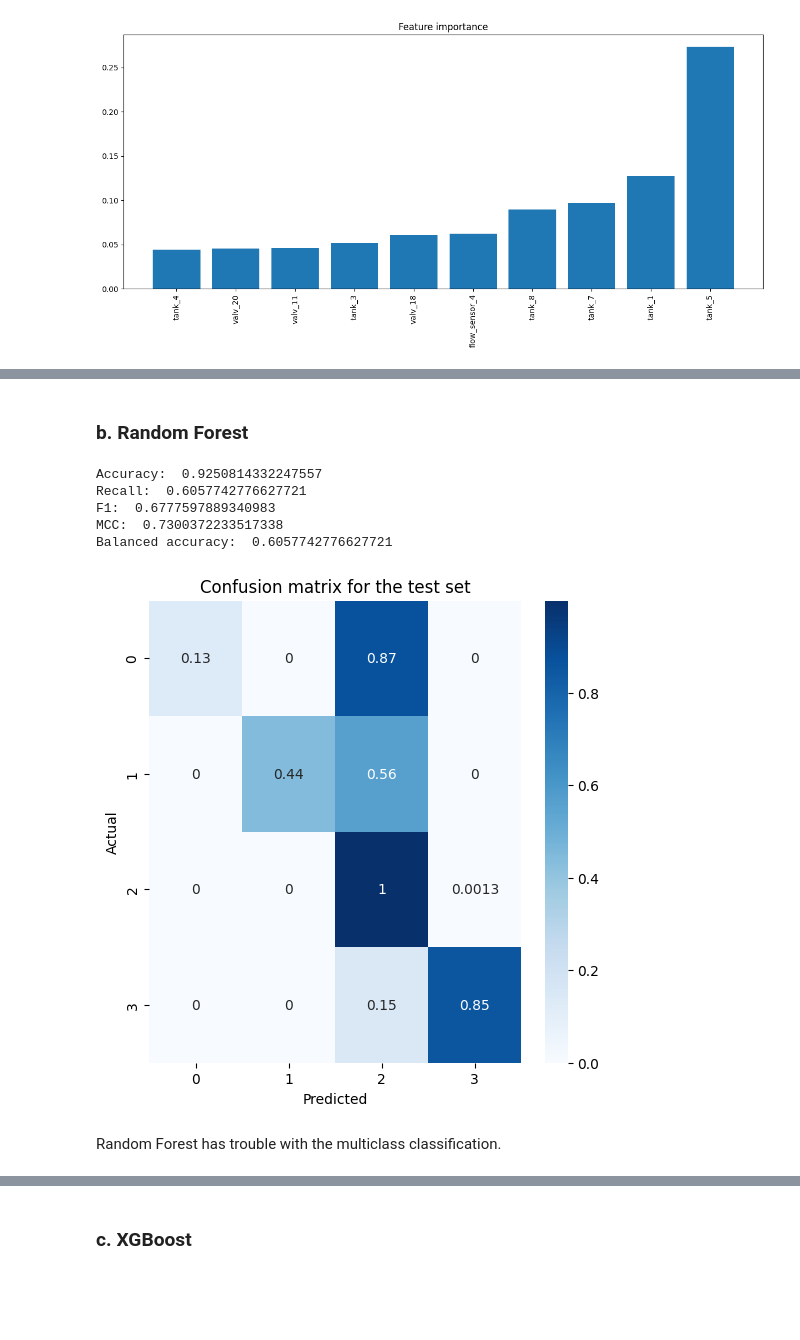
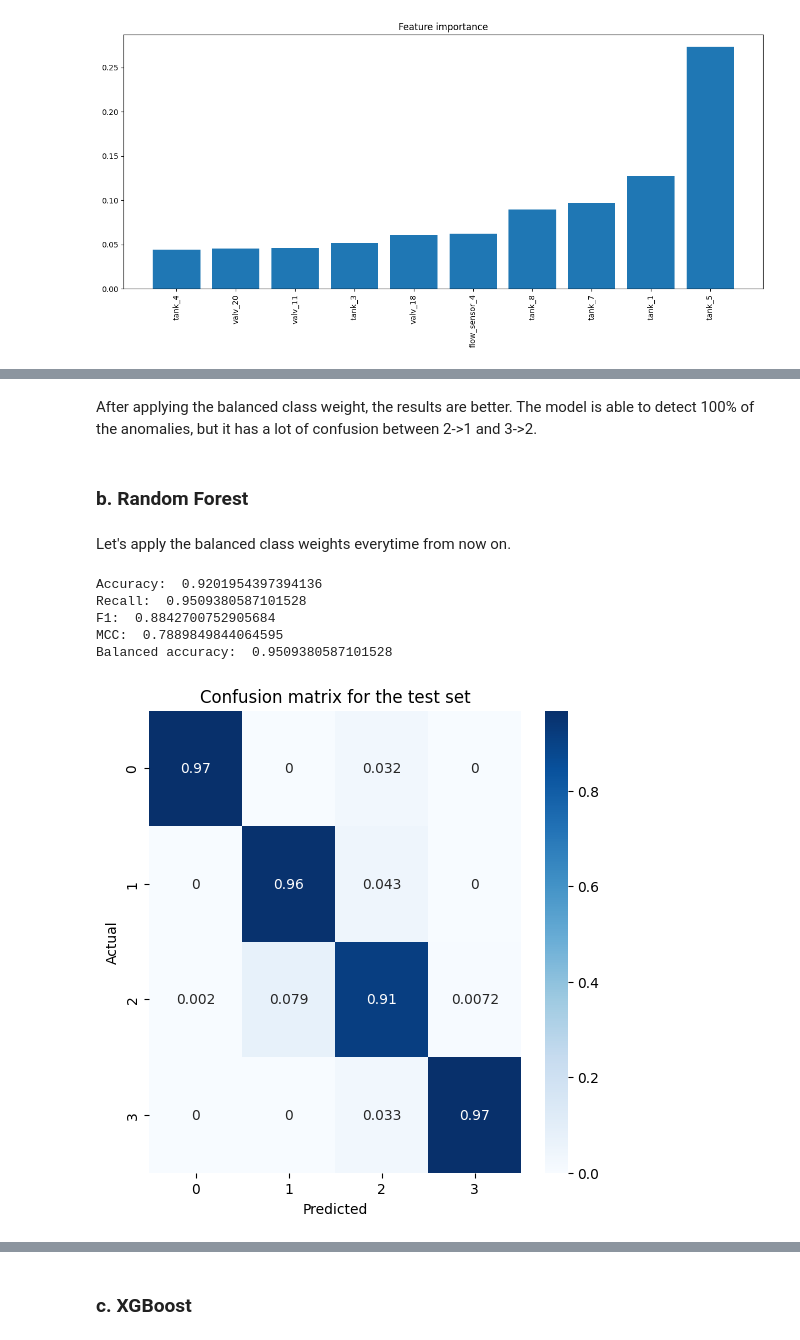
Before and after one commit to theo88400/ML-SECU2024, a Jupyter notebook: src/data_exploration/physical.ipynb, the cells around one changed output, grey strips where cells are left out. Cells and saved outputs as stored; diff of their text form; code cells hidden in the pictures; blank space fills up the shorter version.

```diff
--- a/src/data_exploration/physical.ipynb
+++ b/src/data_exploration/physical.ipynb
@@ -888,3 +916,39 @@ plot_confusion_matrix(y_test["new_labels"], preds.round(), title="Confusion matr
 plot_feature_importance(clf)
 # %% [output]
 [figure]
+# %%
+# class weight training on decision tree
+params = {
+    'max_depth': 8,
+    'criterion': 'gini',
+    'splitter': 'best',
+    'random_state': random_state,
+    'class_weight': 'balanced'
+}
+
+clf = DecisionTreeClassifier(**params)
+
+pipeline = make_pipeline(
+    StandardScaler(),
+    clf
+)
+
+# remove 4th class
+X_train = X_train[y_train["new_labels"] != 4]
+y_train = y_train[y_train["new_labels"] != 4]
+X_test = X_test[y_test["new_labels"] != 4]
+y_test = y_test[y_test["new_labels"] != 4]
+
+pipeline.fit(X_train, y_train["new_labels"])
+
+preds = pipeline.predict(X_test)
+
+print("Accuracy: ", accuracy_score(y_test["new_labels"], preds.round()))
+print("Recall: ", recall_score(y_test["new_labels"], preds.round(), average="macro"))
+print("F1: ", f1_score(y_test["new_labels"], preds.round(), average="macro"))
+print("MCC: ", matthews_corrcoef(y_test["new_labels"], preds.round()))
+print("Balanced accuracy: ", balanced_accuracy_score(y_test["new_labels"], preds.round()))
+
+plot_confusion_matrix(y_test["new_labels"], preds.round(), title="Confusion matrix for the test set")
+
+plot_feature_importance(clf)
@@ -891,40 +963,43 @@ plot_feature_importance(clf)
+# %% [markdown]
+After applying the balanced class weight, the results are better. The model is able to detect 100% of the anomalies, but it has a lot of confusion between 2->1 and 3->2.
 # %% [markdown]
 ### b. Random Forest
+# %% [markdown]
+Let's apply the balanced class weights everytime from now on.
 # %%
 # random forest classification on the X_train, X_test, y_train, y_test datasets
 from sklearn.ensemble import RandomForestClassifier
 
 params = {
     'max_depth': 8,
     'criterion': 'gini',
     'n_estimators': 100,
-    'random_state': 42
+    'random_state': 42,
+    'class_weight': 'balanced'
 }
 
 clf = RandomForestClassifier(**params)
 
 pipeline = make_pipeline(
     StandardScaler(),
     clf
 )
 
 pipeline.fit(X_train, y_train["new_labels"])
 
 preds = pipeline.predict(X_test)
 
 print("Accuracy: ", accuracy_score(y_test["new_labels"], preds.round()))
 print("Recall: ", recall_score(y_test["new_labels"], preds.round(), average="macro"))
 print("F1: ", f1_score(y_test["new_labels"], preds.round(), average="macro"))
 print("MCC: ", matthews_corrcoef(y_test["new_labels"], preds.round()))
 print("Balanced accuracy: ", balanced_accuracy_score(y_test["new_labels"], preds.round()))
 
 plot_confusion_matrix(y_test["new_labels"], preds.round(), title="Confusion matrix for the test set")
 # %% [output]
-Accuracy:  0.9250814332247557
-Recall:  0.6057742776627721
-F1:  0.6777597889340983
-MCC:  0.7300372233517338
-Balanced accuracy:  0.6057742776627721
+Accuracy:  0.9201954397394136
+Recall:  0.9509380587101528
+F1:  0.8842700752905684
+MCC:  0.7889849844064595
+Balanced accuracy:  0.9509380587101528
-[figure, old version]
+[figure, new version]
-# %% [markdown]
-Random Forest has trouble with the multiclass classification.
```
Also changed, not shown: parts of 38 cells of this notebook.
